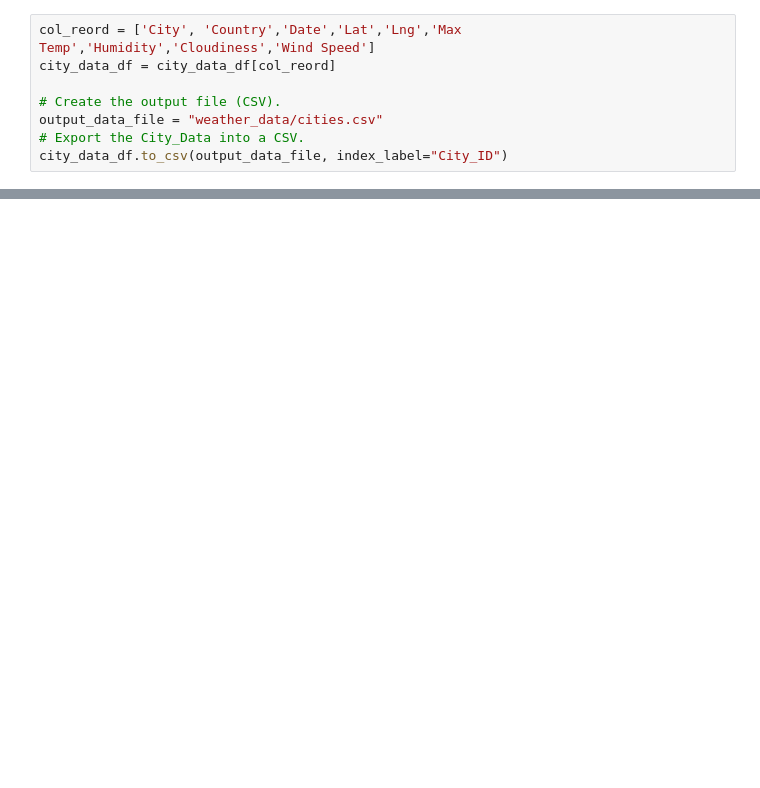
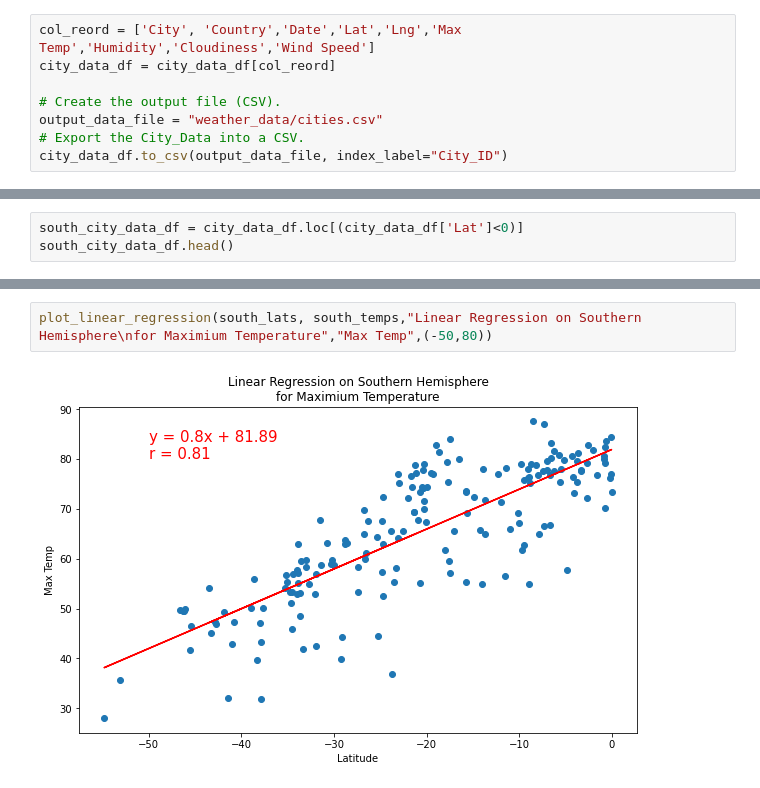
Before and after one commit to DibbleJ/World_Weather_Analysis, a Jupyter notebook: WeatherPy.ipynb, the cells around one changed output, grey strips where cells are left out. Saved outputs shown, nothing was run; the diff lists cells and outputs as text; blank space fills up the shorter version.

```diff
--- a/WeatherPy.ipynb
+++ b/WeatherPy.ipynb
@@ -108,0 +176,3 @@ city_data_df.to_csv(output_data_file, index_label="City_ID")
+# %%
+south_city_data_df = city_data_df.loc[(city_data_df['Lat']<0)]
+south_city_data_df.head()
@@ -108,0 +202,4 @@ city_data_df.to_csv(output_data_file, index_label="City_ID")
+# %%
+plot_linear_regression(south_lats, south_temps,"Linear Regression on Southern Hemisphere\nfor Maximium Temperature","Max Temp",(-50,80))
+# %% [output]
+[figure, added]
```
Also changed, not shown: parts of 16 cells of this notebook, 3 other files.
